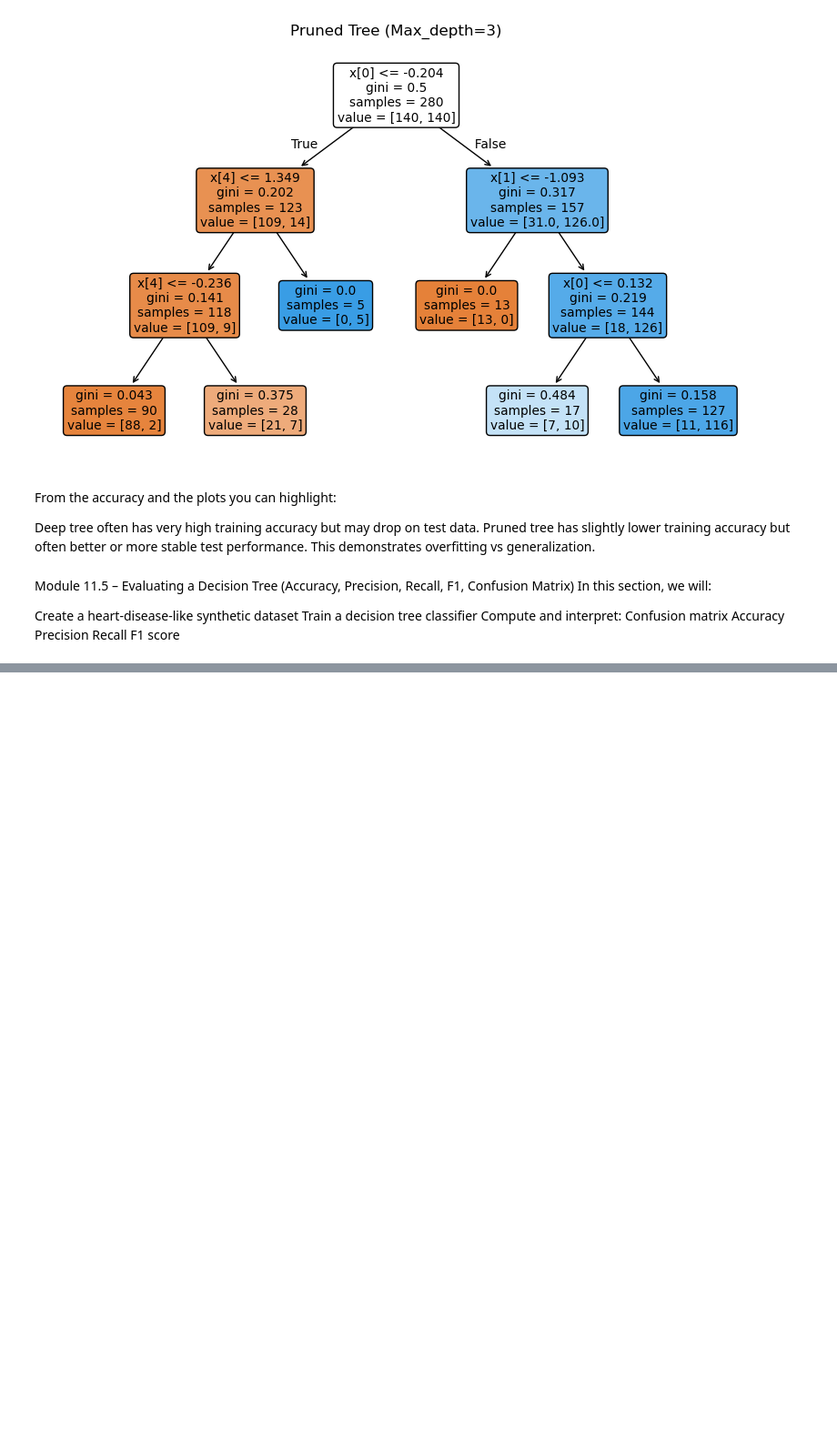
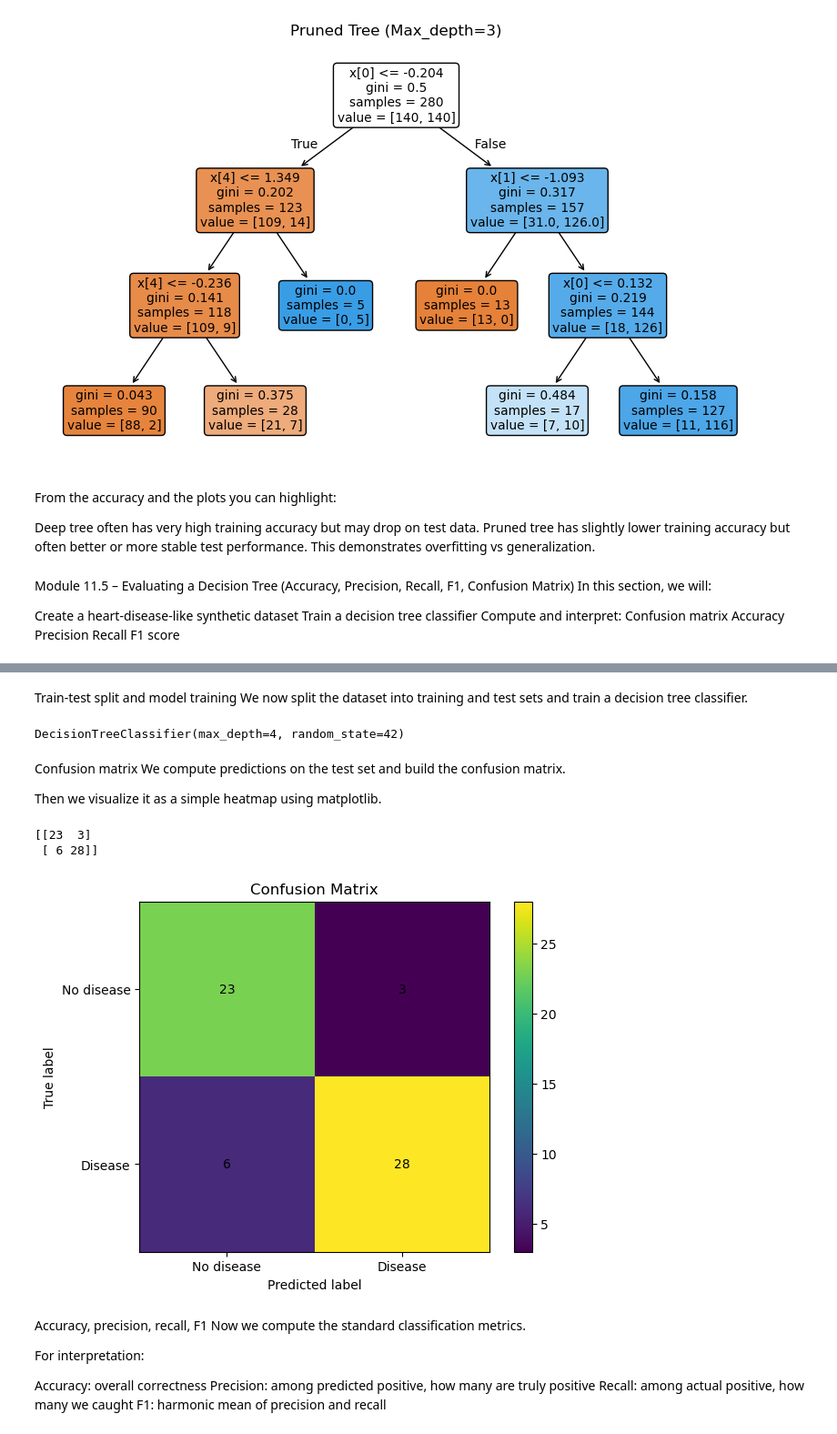
Before and after one commit to sayeedarefin/PHITRON_ML_AI, a Jupyter notebook: Module_11.ipynb, the cells around one changed output, grey strips where cells are left out. Shown at 91% size. Drawn from its saved outputs; the diff is of its cells as text; code cells hidden in the pictures; blank space fills up the shorter version.

```diff
--- a/Module_11.ipynb
+++ b/Module_11.ipynb
@@ -229,0 +272,65 @@ F1 score
+# %% [markdown]
+Train-test split and model training
+We now split the dataset into training and test sets and train a decision tree classifier.
+# %%
+#Train-test split and model training
+X_heart = df_heart[['age','chol','thalach']]
+y_heart = df_heart['target']
+
+X_train_h, X_test_h, y_train_h, y_test_h = train_test_split(
+    X_heart, y_heart, test_size=0.2, random_state=42
+)
+
+tree_heart = DecisionTreeClassifier(max_depth=4, random_state=42)
+tree_heart.fit(X_train_h, y_train_h)
+
+tree_heart
+# %% [output]
+DecisionTreeClassifier(max_depth=4, random_state=42)
+# %% [markdown]
+Confusion matrix
+We compute predictions on the test set and build the confusion matrix.
+
+Then we visualize it as a simple heatmap using matplotlib.
+# %%
+#Confusion matrix
+y_pred_h = tree_heart.predict(X_test_h)
+
+cm = confusion_matrix(y_test_h, y_pred_h)
+print(cm)
+# %% [output]
+[[23  3]
+ [ 6 28]]
+# %%
+#Plot of Confusion Matrix
+fig, ax = plt.subplots()
+im = ax.imshow(cm, interpolation = 'nearest')
+ax.set_title("Confusion Matrix")
+ax.set_xlabel("Predicted label")
+ax.set_ylabel("True label")
+
+# Show all ticks and label them
+ax.set_xticks([0,1])
+ax.set_yticks([0,1])
+ax.set_xticklabels(["No disease", 'Disease'])
+ax.set_yticklabels(["No disease", 'Disease'])
+
+# Loop over data dimensions and create text annotations.
+for i in range(cm.shape[0]):
+  for j in range(cm.shape[1]):
+    ax.text(j,i,cm[i,j], ha='center', va='center')
+
+plt.colorbar(im)
+plt.show()
+# %% [output]
+[figure, added]
+# %% [markdown]
+Accuracy, precision, recall, F1
+Now we compute the standard classification metrics.
+
+For interpretation:
+
+Accuracy: overall correctness
+Precision: among predicted positive, how many are truly positive
+Recall: among actual positive, how many we caught
+F1: harmonic mean of precision and recall
```
Also changed, not shown: parts of 12 cells of this notebook, 1 other file.
